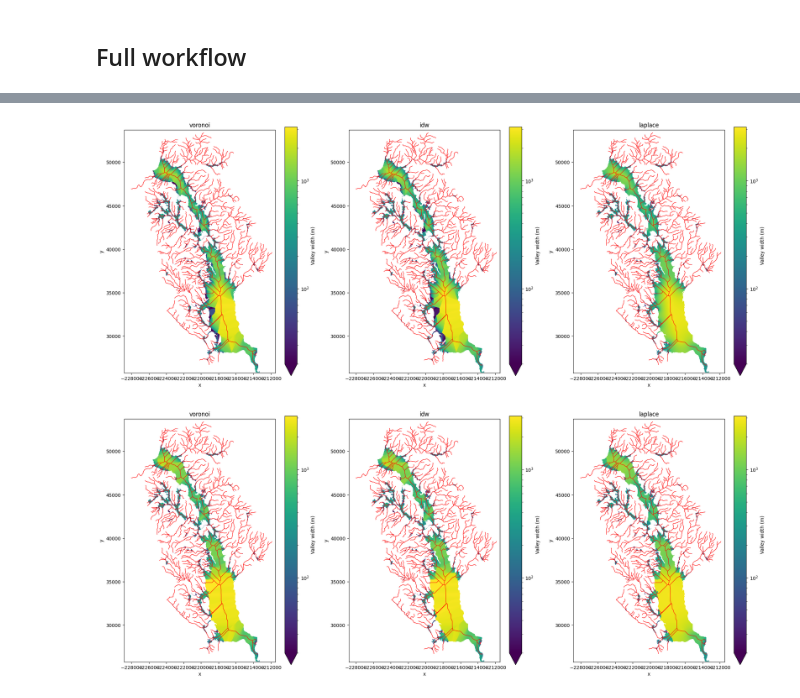
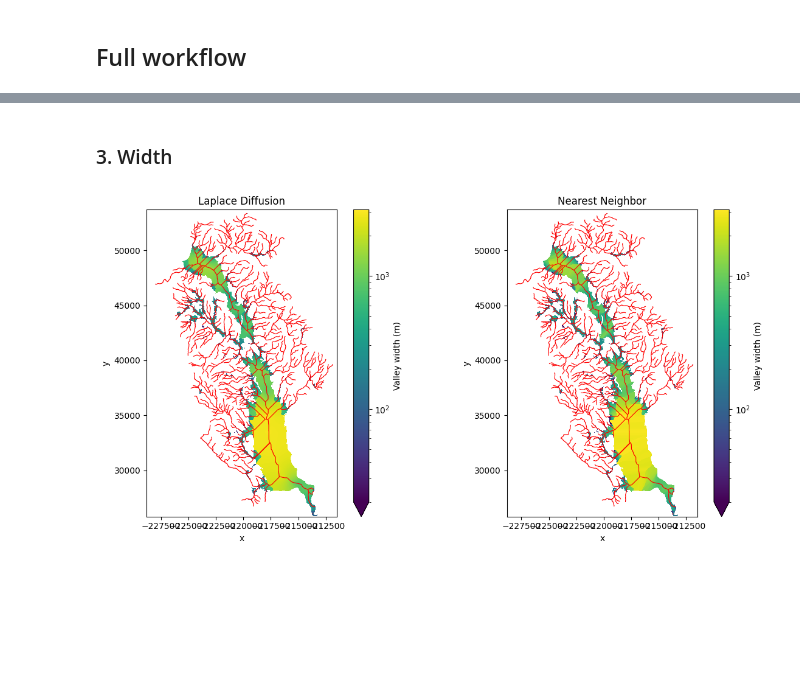
Before and after one commit to avkoehl/valley-axis, a Jupyter notebook: examples/valley_axis_demo.ipynb, the cells around one changed output, grey strips where cells are left out. Saved outputs shown, nothing was run; the diff lists cells and outputs as text; code cells hidden in the pictures; blank space fills up the shorter version.

```diff
--- a/examples/valley_axis_demo.ipynb
+++ b/examples/valley_axis_demo.ipynb
@@ -135,0 +85,4 @@ for method in methods:
+# %%
+centerlines = get_centerlines(region, networks)
+# %%
+centerlines_gdf = centerlines.as_gdf()
@@ -135,0 +115,2 @@ for method in methods:
+# %%
+allocation = get_allocation(centerlines, region)
@@ -136,17 +158,25 @@ for method in methods:
+# %% [markdown]
+###  3. Width
+# %%
+widths_laplace = get_widths(centerlines, region, allocation=allocation, method='laplace')
+widths_nn = get_widths(centerlines, region, allocation=allocation, method='nearest')
 # %%
-fig, axes = plt.subplots(1, 3, figsize=(20, 8))
+fig, axes = plt.subplots(1, 2, figsize=(12, 6))
+norm = LogNorm(vmin=20, vmax=widths_laplace.max())
 
-norm = LogNorm(vmin=20, vmax=results['voronoi'].max())
+# 1. Laplace
+widths_laplace.plot(ax=axes[0], cmap="viridis", norm=norm, cbar_kwargs={"label": "Valley width (m)"})
+centerlines_gdf.plot(ax=axes[0], color="red", linewidth=0.8)
+axes[0].set_title("Laplace Diffusion")
+axes[0].set_aspect("equal")
 
-for ax, title in zip(
-    axes.flatten(),
-    methods
-):
-    results[title].plot(ax=ax, cmap="viridis", norm=norm, cbar_kwargs={"label": "Valley width (m)"})
-    centerlines_skeleton.plot(ax=ax, color="red", linewidth=0.8)
-    ax.set_title(title)
-    ax.set_aspect("equal")
+# 2. Nearest Neighbor
+widths_nn.plot(ax=axes[1], cmap="viridis", norm=norm, cbar_kwargs={"label": "Valley width (m)"})
+centerlines_gdf.plot(ax=axes[1], color="red", linewidth=0.8)
+axes[1].set_title("Nearest Neighbor")
+axes[1].set_aspect("equal")
+
 
 plt.tight_layout()
 # %% [output]
-[figure, old version]
+[figure, new version]
@@ -165,17 +182,0 @@ for method in methods:
-# %%
-fig, axes = plt.subplots(1, 3, figsize=(20, 8))
-
-norm = LogNorm(vmin=20, vmax=results['voronoi'].max())
-
-for ax, title in zip(
-    axes.flatten(),
-    methods
-):
-    results[title].plot(ax=ax, cmap="viridis", norm=norm, cbar_kwargs={"label": "Valley width (m)"})
-    centerlines_skeleton.plot(ax=ax, color="red", linewidth=0.8)
-    ax.set_title(title)
-    ax.set_aspect("equal")
-
-plt.tight_layout()
-# %% [output]
-[figure, removed]
```
Also changed, not shown: parts of 21 cells of this notebook, 15 other files.
